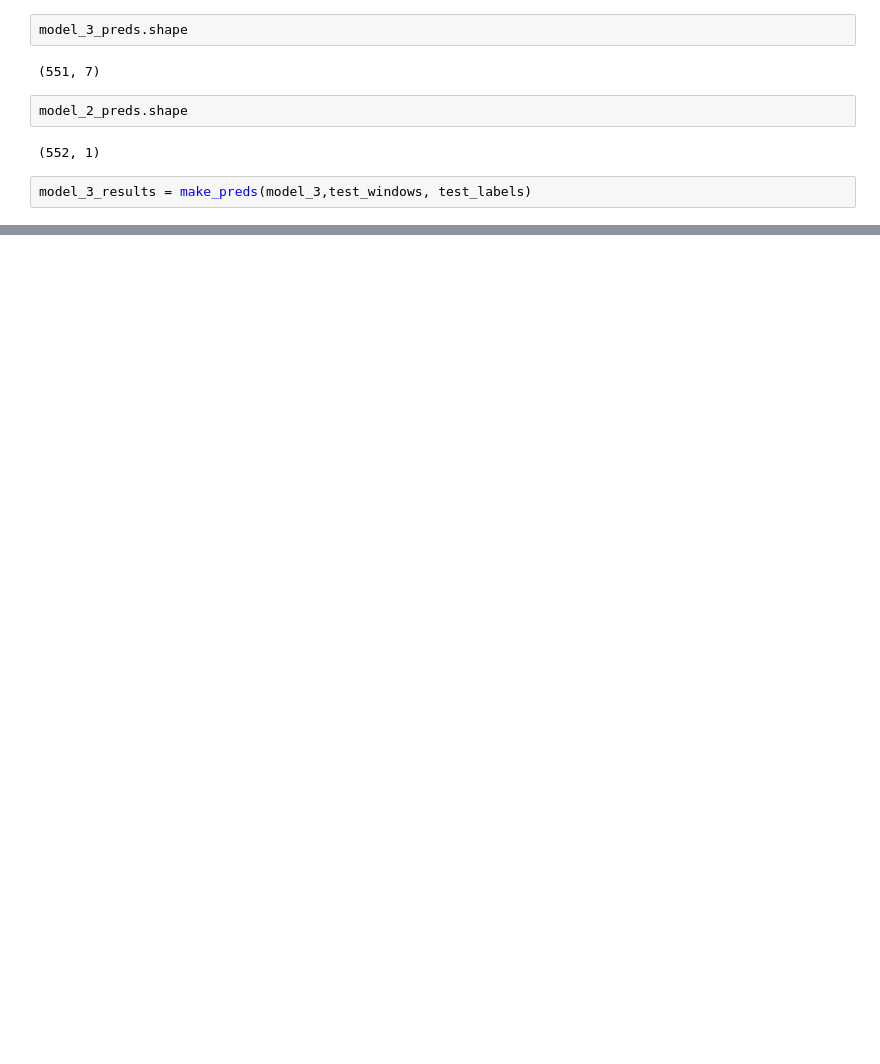
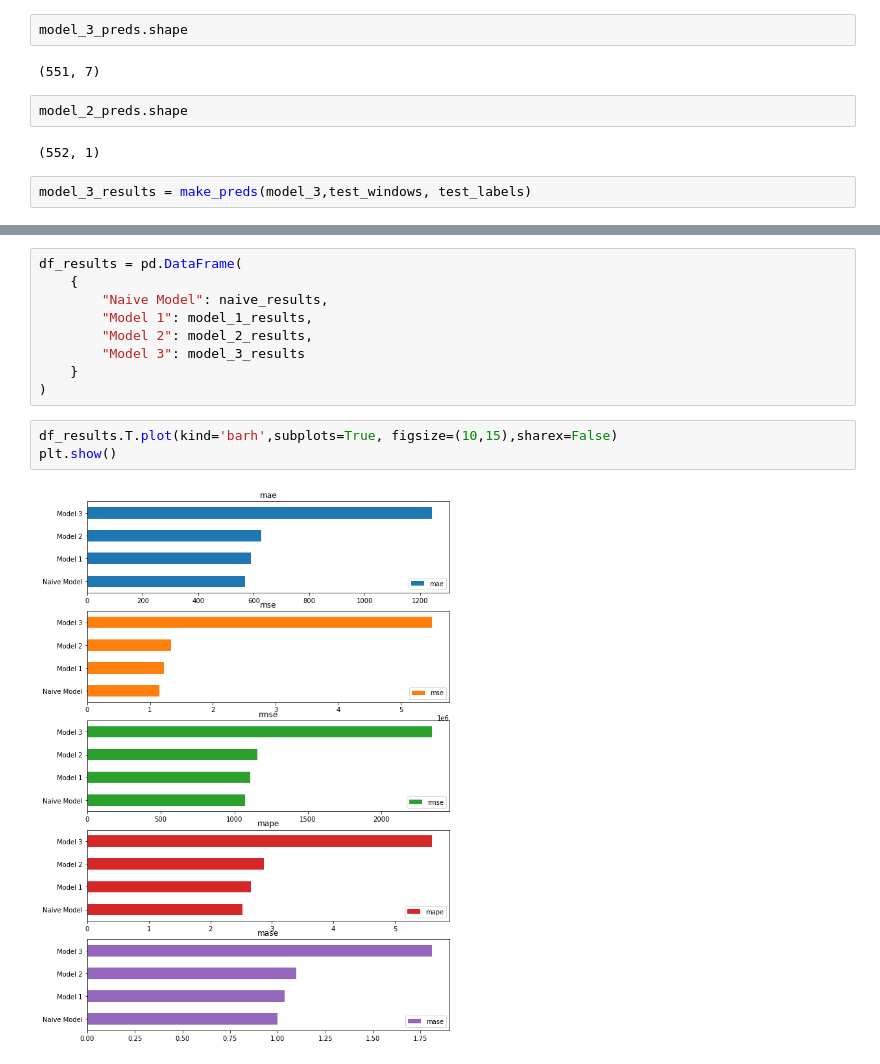
Before and after one commit to johanneseder711/Bitpredict, a Jupyter notebook: MilestoneProject_Bitpredict.ipynb, the cells around one changed output, grey strips where cells are left out. Drawn from its saved outputs; the diff is of its cells as text; blank space fills up the shorter version.

```diff
--- a/MilestoneProject_Bitpredict.ipynb
+++ b/MilestoneProject_Bitpredict.ipynb
@@ -667,0 +723,14 @@ model_3_results
+# %%
+df_results = pd.DataFrame(
+    {
+        "Naive Model": naive_results,
+        "Model 1": model_1_results,
+        "Model 2": model_2_results,
+        "Model 3": model_3_results
+    }
+)
+# %%
+df_results.T.plot(kind='barh',subplots=True, figsize=(10,15),sharex=False)
+plt.show()
+# %% [output]
+[figure, added]
```
Also changed, not shown: parts of 22 cells of this notebook, 12 other files.
